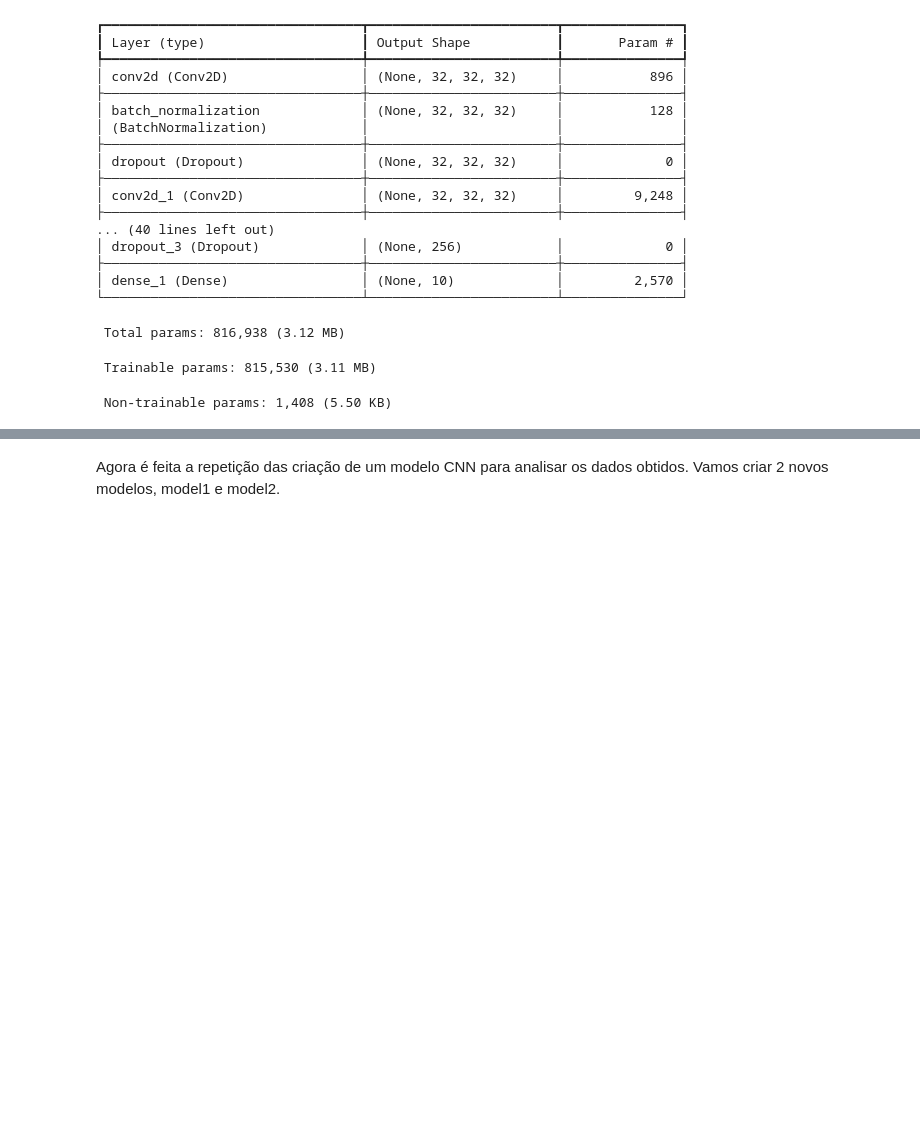
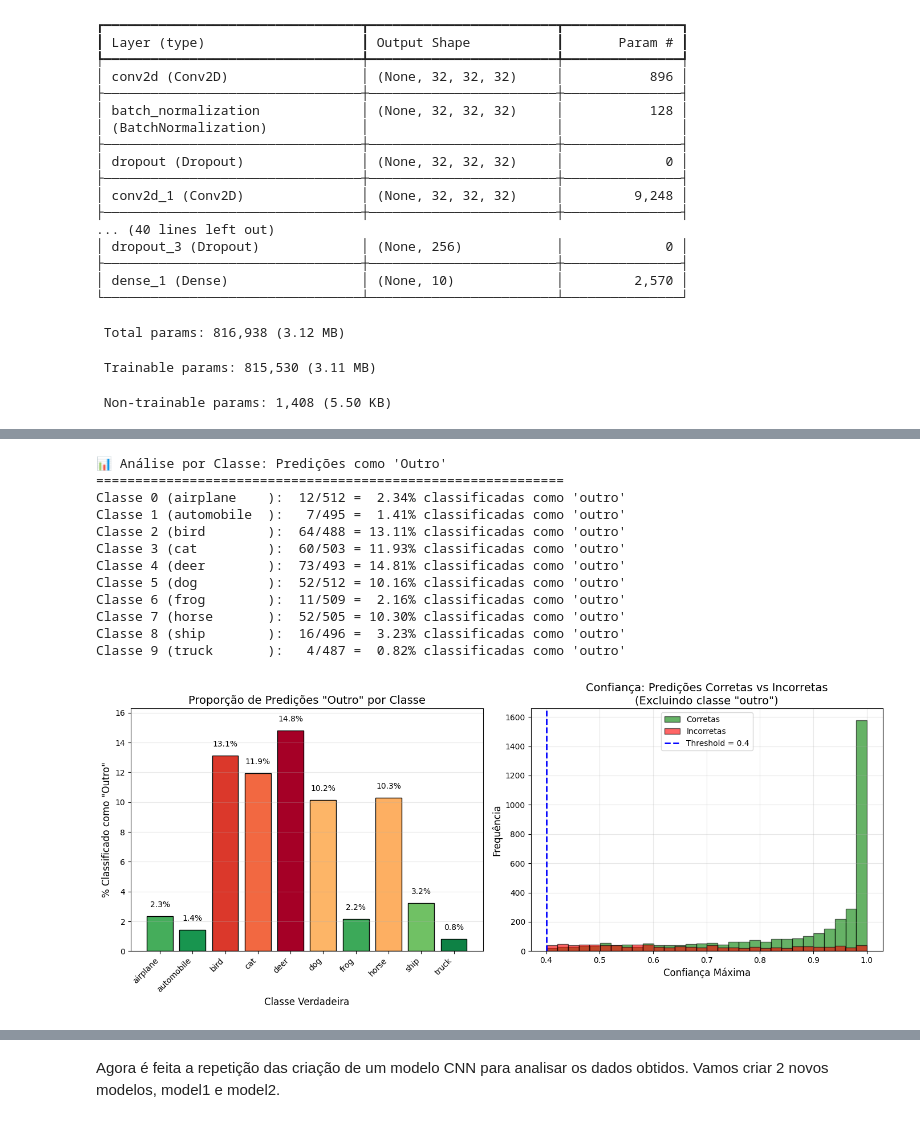
Before and after one commit to NighV/Ex3_IC_2025_2, a Jupyter notebook: Ex3_IC.ipynb, the cells around one changed output, grey strips where cells are left out. Saved outputs shown, nothing was run; the diff lists cells and outputs as text; code cells hidden in the pictures; blank space fills up the shorter version.

```diff
--- a/Ex3_IC.ipynb
+++ b/Ex3_IC.ipynb
@@ -362,0 +496,78 @@ plt.show()
+# %%
+# Análise detalhada: quais classes foram mais classificadas como "outro"?
+
+y_test_labels = y_test.argmax(axis=1)
+
+# Para cada classe verdadeira, contar quantas foram classificadas como "outro"
+class_names_original = ["airplane", "automobile", "bird", "cat", "deer",
+                        "dog", "frog", "horse", "ship", "truck"]
+
+outro_per_class = []
+total_per_class = []
+
+print("📊 Análise por Classe: Predições como 'Outro'")
+print("=" * 60)
+
+for i, class_name in enumerate(class_names_original):
+    mask = (y_test_labels == i)
+    total = np.sum(mask)
+    outro_count = np.sum((y_test_labels == i) & (y_pred_with_threshold == 10))
+    outro_percentage = (outro_count / total * 100) if total > 0 else 0
+
+    outro_per_class.append(outro_count)
+    total_per_class.append(total)
+
+    print(f"Classe {i} ({class_name:12s}): {outro_count:3d}/{total:3d} = {outro_percentage:5.2f}% classificadas como 'outro'")
+
+# Visualizar em gráfico de barras
+plt.figure(figsize=(14, 6))
+
+plt.subplot(1, 2, 1)
+percentages = np.array(outro_per_class) / np.array(total_per_class) * 100
+colors = plt.cm.RdYlGn_r(percentages / percentages.max())
+bars = plt.bar(range(10), percentages, color=colors, edgecolor='black')
+plt.xlabel('Classe Verdadeira', fontsize=12)
+plt.ylabel('% Classificado como "Outro"', fontsize=12)
+plt.title('Proporção de Predições "Outro" por Classe', fontsize=14)
+plt.xticks(range(10), class_names_original, rotation=45, ha='right')
+plt.grid(axis='y', alpha=0.3)
+plt.ylim(0, max(percentages) * 1.1)
+
+# Adicionar valores nas barras
+for i, (bar, val) in enumerate(zip(bars, percentages)):
+    plt.text(bar.get_x() + bar.get_width()/2, bar.get_height() + 0.5,
+             f'{val:.1f}%', ha='center', va='bottom', fontsize=10)
+
+plt.subplot(1, 2, 2)
+# Distribuição de confiança por predição correta vs incorreta (excluindo "outro")
+mask_not_outro = y_pred_with_threshold != 10
+correct_mask = (y_test_labels[mask_not_outro] == y_pred_with_threshold[mask_not_outro])
+
+confidences_correct = confidences[mask_not_outro][correct_mask]
+confidences_incorrect = confidences[mask_not_outro][~correct_mask]
+
+plt.hist(confidences_correct, bins=30, alpha=0.6, label='Corretas', color='green', edgecolor='black')
+plt.hist(confidences_incorrect, bins=30, alpha=0.6, label='Incorretas', color='red', edgecolor='black')
+plt.axvline(x=0.4, color='blue', linestyle='--', linewidth=2, label='Threshold = 0.4')
+plt.xlabel('Confiança Máxima', fontsize=12)
+plt.ylabel('Frequência', fontsize=12)
+plt.title('Confiança: Predições Corretas vs Incorretas\n(Excluindo classe "outro")', fontsize=14)
+plt.legend()
+plt.grid(alpha=0.3)
+
+plt.tight_layout()
+plt.show()
+# %% [output]
+📊 Análise por Classe: Predições como 'Outro'
+============================================================
+Classe 0 (airplane    ):  12/512 =  2.34% classificadas como 'outro'
+Classe 1 (automobile  ):   7/495 =  1.41% classificadas como 'outro'
+Classe 2 (bird        ):  64/488 = 13.11% classificadas como 'outro'
+Classe 3 (cat         ):  60/503 = 11.93% classificadas como 'outro'
+Classe 4 (deer        ):  73/493 = 14.81% classificadas como 'outro'
+Classe 5 (dog         ):  52/512 = 10.16% classificadas como 'outro'
+Classe 6 (frog        ):  11/509 =  2.16% classificadas como 'outro'
+Classe 7 (horse       ):  52/505 = 10.30% classificadas como 'outro'
+Classe 8 (ship        ):  16/496 =  3.23% classificadas como 'outro'
+Classe 9 (truck       ):   4/487 =  0.82% classificadas como 'outro'
+[figure, added]
```
Also changed, not shown: parts of 31 cells of this notebook.
